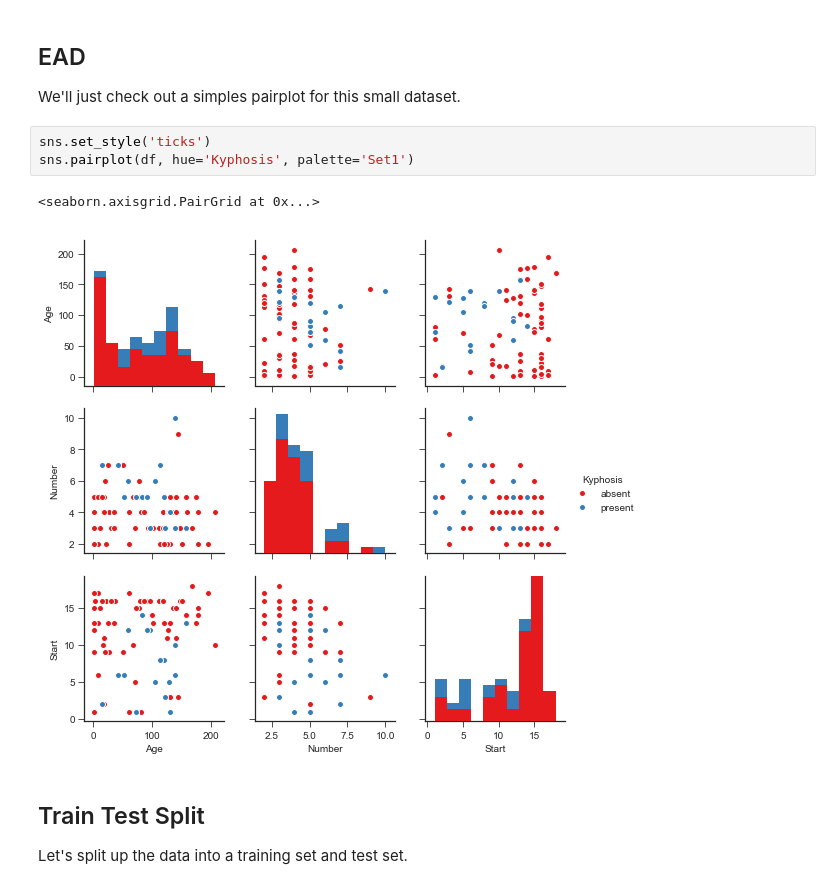
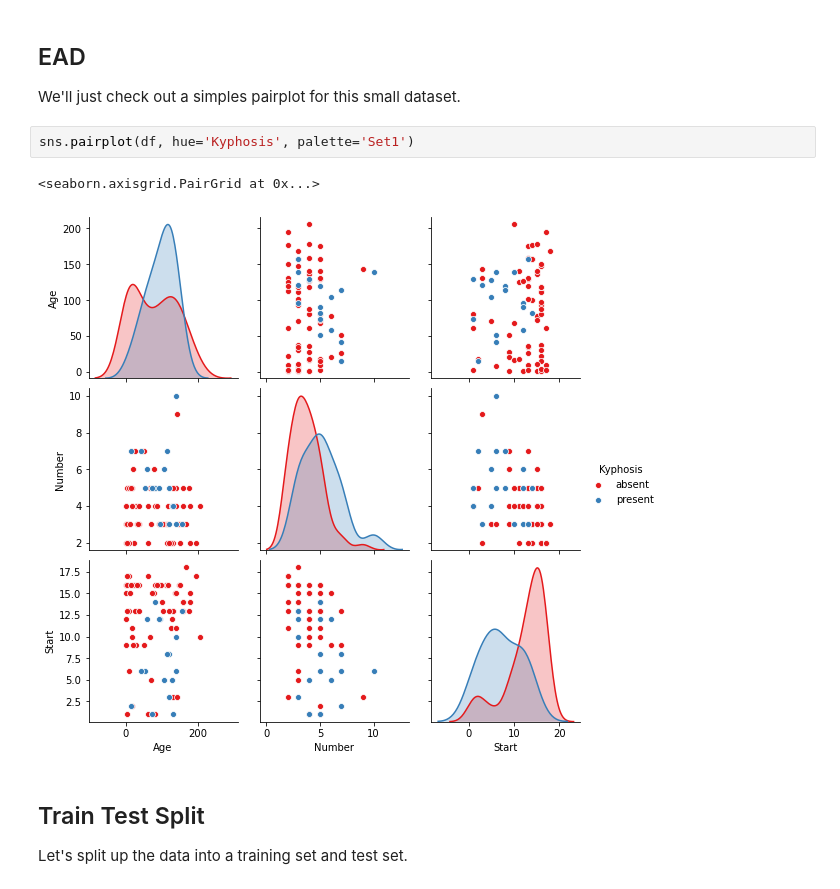
Before and after one commit to jralbbuquerque/ds-machine-learning, a Jupyter notebook: notebooks/theory/Decision-Tree-And-Random-Forest-Theory.ipynb, the cells around one changed output. Drawn from its saved outputs; the diff is of its cells as text.

```diff
--- a/notebooks/theory/Decision-Tree-And-Random-Forest-Theory.ipynb
+++ b/notebooks/theory/Decision-Tree-And-Random-Forest-Theory.ipynb
@@ -28,11 +28,10 @@ df.head()
 
 We'll just check out a simples pairplot for this small dataset.
 # %%
-sns.set_style('ticks')
 sns.pairplot(df, hue='Kyphosis', palette='Set1')
 # %% [output]
 <seaborn.axisgrid.PairGrid at 0x...>
-[figure, old version]
+[figure, new version]
 # %% [markdown]
 ## Train Test Split
 
```
Also changed, not shown: parts of 6 cells of this notebook, 1 other file.
